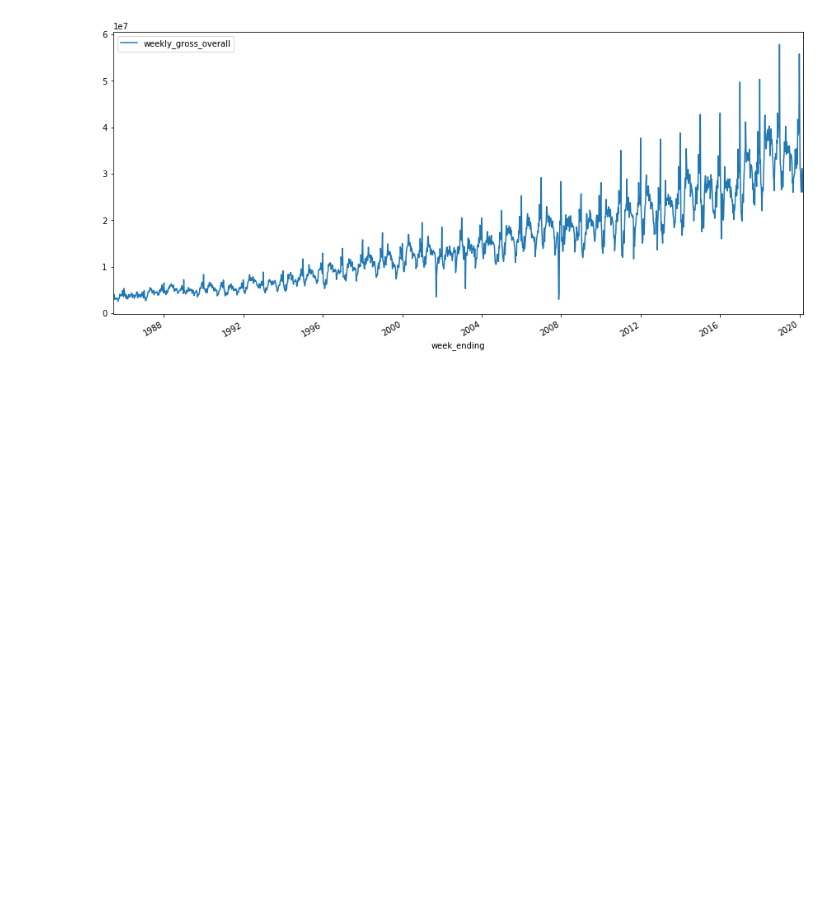
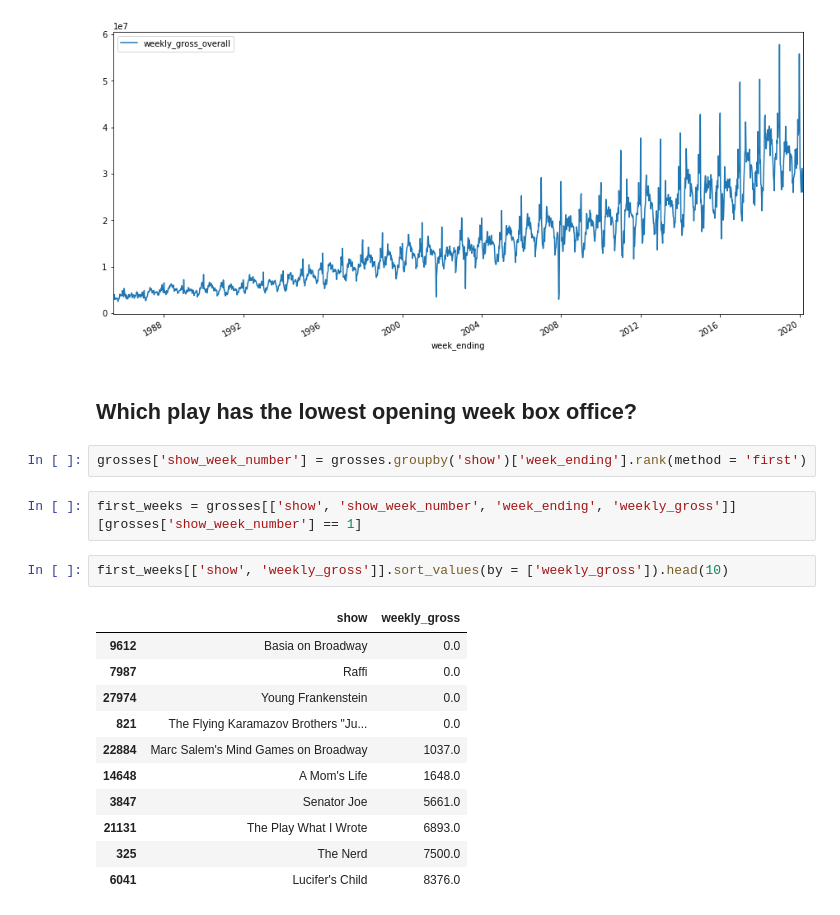
Before and after one commit to onlymattjohnson/tidytuesday-py, a Jupyter notebook: 2020-04-28/playbill.ipynb, the cells around one changed output. Saved outputs shown, nothing was run; the diff lists cells and outputs as text; blank space fills up the shorter version.

Commit message:
Add answer to worst opening box office

```diff
--- a/2020-04-28/playbill.ipynb
+++ b/2020-04-28/playbill.ipynb
@@ -52,3 +52,23 @@ grosses[['week_ending', 'weekly_gross_overall']].groupby('week_ending').max().pl
 # %% [output]
 <matplotlib.axes._subplots.AxesSubplot at 0x...>
 [figure]
+# %% [markdown]
+## Which play has the lowest opening week box office?
+# %%
+grosses['show_week_number'] = grosses.groupby('show')['week_ending'].rank(method = 'first')
+# %%
+first_weeks = grosses[['show', 'show_week_number', 'week_ending', 'weekly_gross']][grosses['show_week_number'] == 1]
+# %%
+first_weeks[['show', 'weekly_gross']].sort_values(by = ['weekly_gross']).head(10)
+# %% [output]
+|  | show | weekly_gross |
+| 9612 | Basia on Broadway | 0.0 |
+| 7987 | Raffi | 0.0 |
+| 27974 | Young Frankenstein | 0.0 |
+| 821 | The Flying Karamazov Brothers "Ju... | 0.0 |
+| 22884 | Marc Salem's Mind Games on Broadway | 1037.0 |
+| 14648 | A Mom's Life | 1648.0 |
+| 3847 | Senator Joe | 5661.0 |
+| 21131 | The Play What I Wrote | 6893.0 |
+| 325 | The Nerd | 7500.0 |
+| 6041 | Lucifer's Child | 8376.0 |
```
